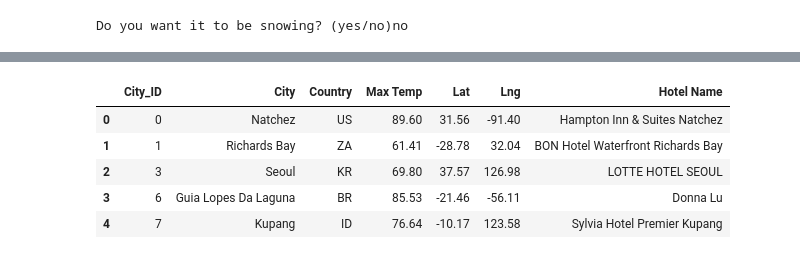
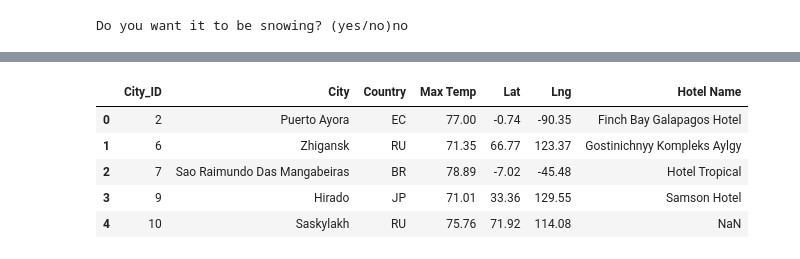
Before and after one commit to Abigail-Woolf/World_Weather_Analysis, a Jupyter notebook: Vacation_Search.ipynb, the cells around one changed output, grey strips where cells are left out. Cells and saved outputs as stored; diff of their text form; code cells hidden in the pictures.

```diff
--- a/Vacation_Search.ipynb
+++ b/Vacation_Search.ipynb
@@ -203,14 +203,14 @@ output_data_file="./data/Vacation_Search.csv"
 hotel_df.to_csv(output_data_file,index_label="City_ID")
 # %%
-vacation_df=pd.read_csv("./data/Vacation_Search.csv")
+vacation_df=pd.read_csv("./Challenge_Submissions/WeatherPy_Vacation.csv")
 vacation_df.head()
 # %% [output]
 |  | City_ID | City | Country | Max Temp | Lat | Lng | Hotel Name |
-| 0 | 0 | Natchez | US | 89.60 | 31.56 | -91.40 | Hampton Inn & Suites Natchez |
-| 1 | 1 | Richards Bay | ZA | 61.41 | -28.78 | 32.04 | BON Hotel Waterfront Richards Bay |
-| 2 | 3 | Seoul | KR | 69.80 | 37.57 | 126.98 | LOTTE HOTEL SEOUL |
-| 3 | 6 | Guia Lopes Da Laguna | BR | 85.53 | -21.46 | -56.11 | Donna Lu |
-| 4 | 7 | Kupang | ID | 76.64 | -10.17 | 123.58 | Sylvia Hotel Premier Kupang |
+| 0 | 2 | Puerto Ayora | EC | 77.00 | -0.74 | -90.35 | Finch Bay Galapagos Hotel |
+| 1 | 6 | Zhigansk | RU | 71.35 | 66.77 | 123.37 | Gostinichnyy Kompleks Aylgy |
+| 2 | 7 | Sao Raimundo Das Mangabeiras | BR | 78.89 | -7.02 | -45.48 | Hotel Tropical |
+| 3 | 9 | Hirado | JP | 71.01 | 33.36 | 129.55 | Samson Hotel |
+| 4 | 10 | Saskylakh | RU | 75.76 | 71.92 | 114.08 | NaN |
 # %%
 # Using the template add the hotel markes to the heatmap
 info_box_template = """
```
Also changed, not shown: parts of 9 cells of this notebook, 15 other files.
